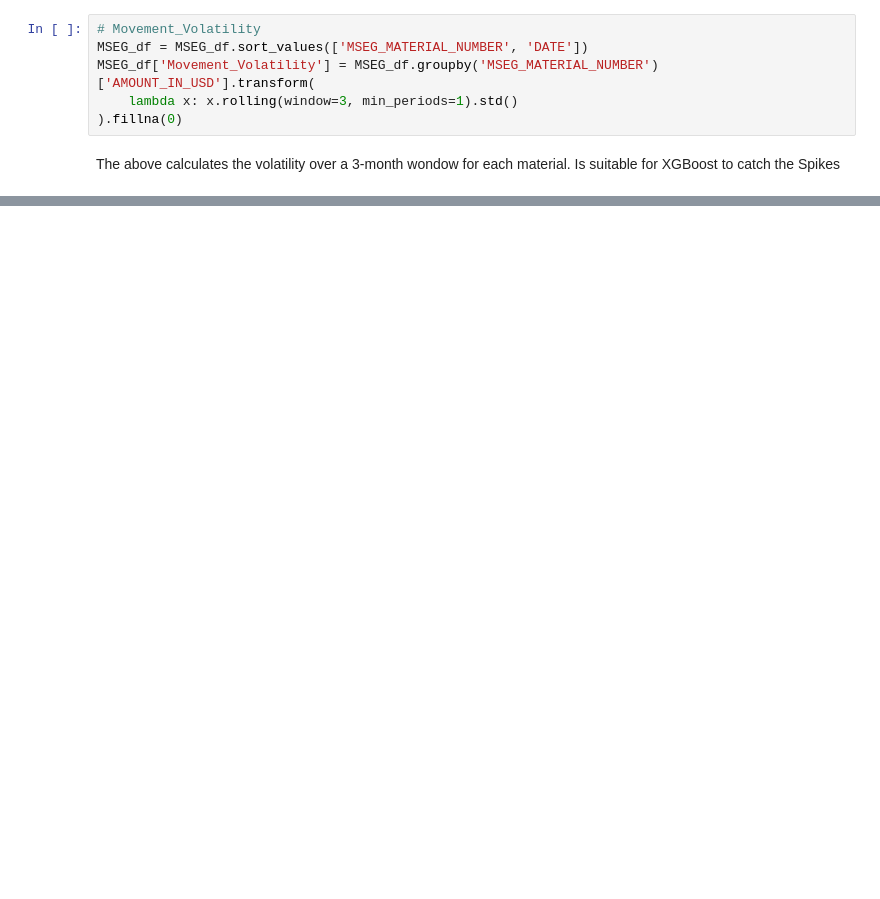
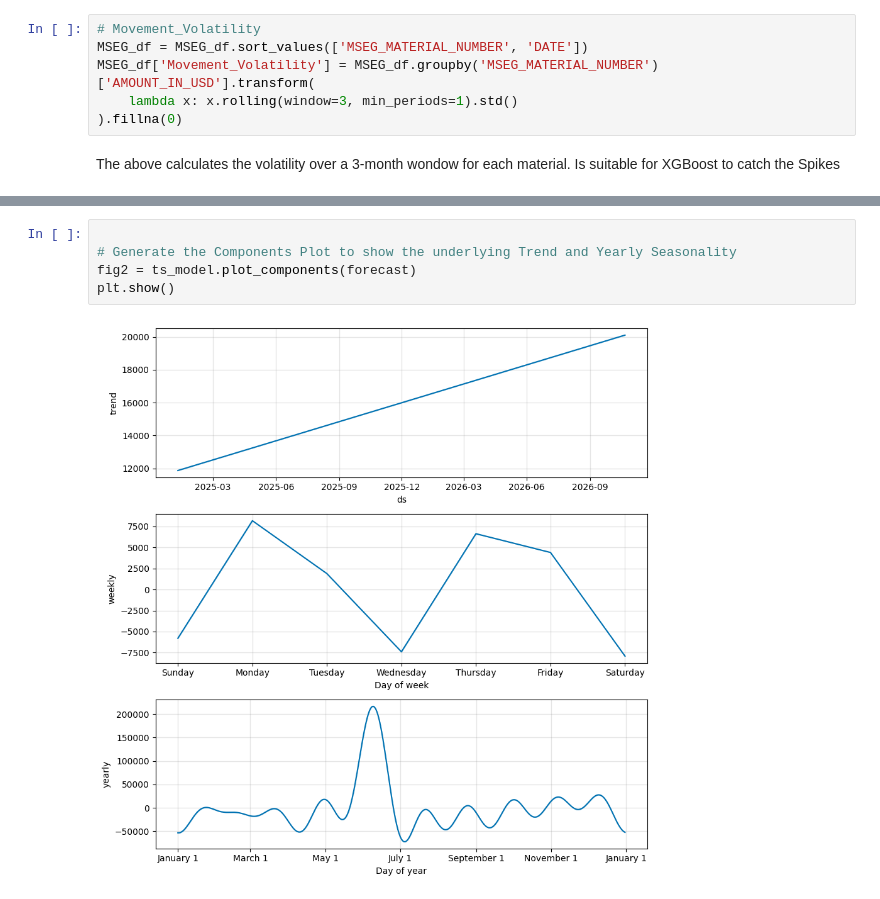
Before and after one commit to ChyTalksTech/Inventory_Write-offs, a Jupyter notebook: Inventory_Write_offs.ipynb, the cells around one changed output, grey strips where cells are left out. Cells and saved outputs as stored; diff of their text form; blank space fills up the shorter version.

```diff
--- a/Inventory_Write_offs.ipynb
+++ b/Inventory_Write_offs.ipynb
@@ -389,0 +445,7 @@ The above calculates the volatility over a 3-month wondow for each material. Is
+# %%
+
+# Generate the Components Plot to show the underlying Trend and Yearly Seasonality
+fig2 = ts_model.plot_components(forecast)
+plt.show()
+# %% [output]
+[figure, added]
```
Also changed, not shown: parts of 16 cells of this notebook.
